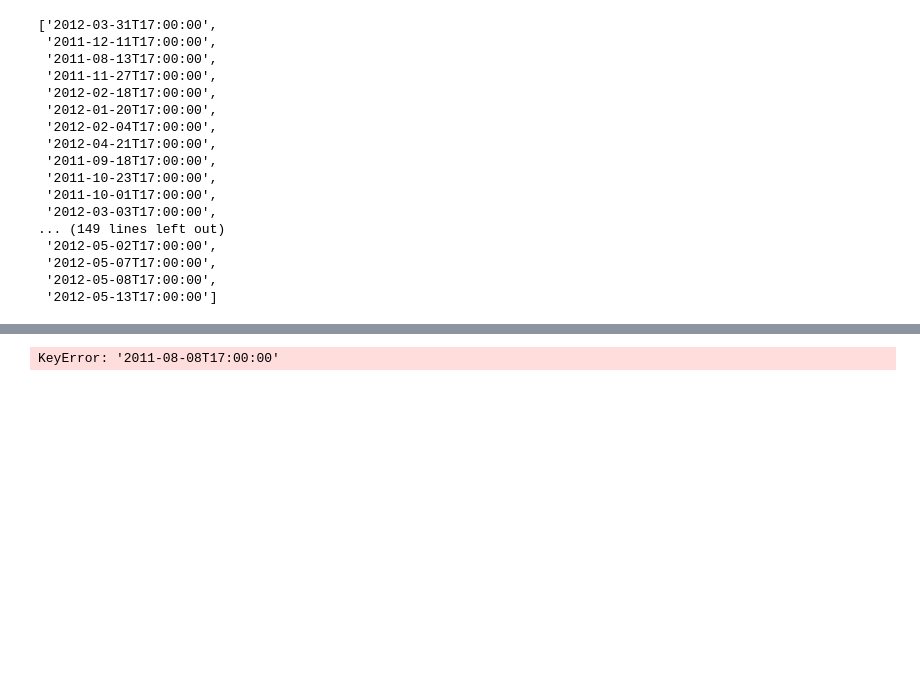
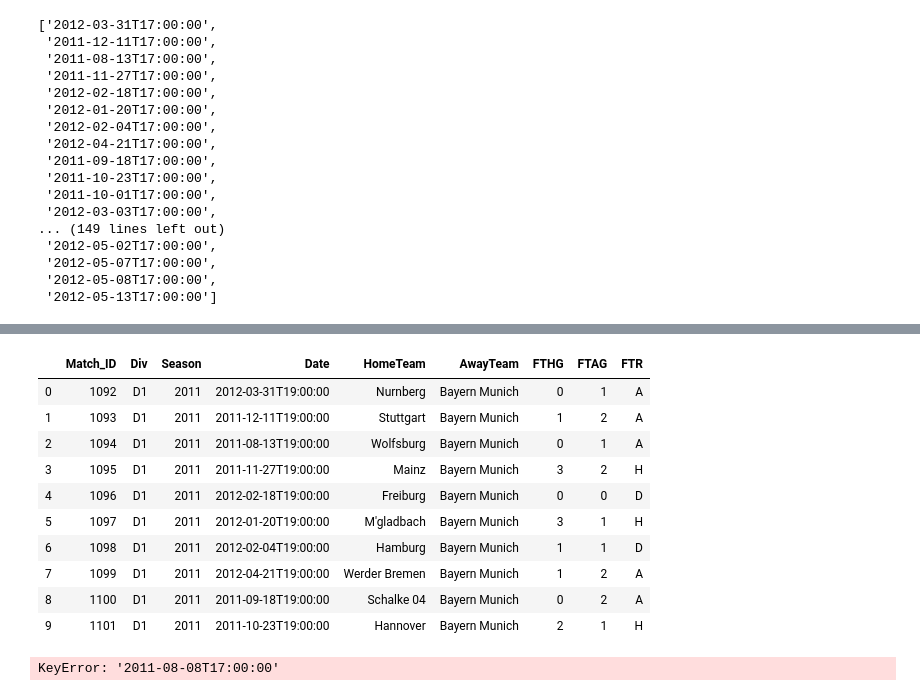
Before and after one commit to laurasuchomska/Football_Delphi_Project, a Jupyter notebook: Football_Delphi_Project.ipynb, the cells around one changed output, grey strips where cells are left out. Cells and saved outputs as stored; diff of their text form; code cells hidden in the pictures; blank space fills up the shorter version.

```diff
--- a/Football_Delphi_Project.ipynb
+++ b/Football_Delphi_Project.ipynb
@@ -472,0 +626,10 @@ KeyError: 'currently'
+# %%
+cur.execute('''
+SELECT *
+FROM Matches
+WHERE Season == 2011
+''')
+df_match = pd.DataFrame(cur.
+                        fetchall())
+df_match.columns = [x[0] for x in cur.description]
+df_match.head(10)
@@ -473,3 +673,17 @@ KeyError: 'currently'
+# %%
+df_match.head(10)
+# %% [output]
+|  | Match_ID | Div | Season | Date | HomeTeam | AwayTeam | FTHG | FTAG | FTR |
+| 0 | 1092 | D1 | 2011 | 2012-03-31T19:00:00 | Nurnberg | Bayern Munich | 0 | 1 | A |
+| 1 | 1093 | D1 | 2011 | 2011-12-11T19:00:00 | Stuttgart | Bayern Munich | 1 | 2 | A |
+| 2 | 1094 | D1 | 2011 | 2011-08-13T19:00:00 | Wolfsburg | Bayern Munich | 0 | 1 | A |
+| 3 | 1095 | D1 | 2011 | 2011-11-27T19:00:00 | Mainz | Bayern Munich | 3 | 2 | H |
+| 4 | 1096 | D1 | 2011 | 2012-02-18T19:00:00 | Freiburg | Bayern Munich | 0 | 0 | D |
+| 5 | 1097 | D1 | 2011 | 2012-01-20T19:00:00 | M'gladbach | Bayern Munich | 3 | 1 | H |
+| 6 | 1098 | D1 | 2011 | 2012-02-04T19:00:00 | Hamburg | Bayern Munich | 1 | 1 | D |
+| 7 | 1099 | D1 | 2011 | 2012-04-21T19:00:00 | Werder Bremen | Bayern Munich | 1 | 2 | A |
+| 8 | 1100 | D1 | 2011 | 2011-09-18T19:00:00 | Schalke 04 | Bayern Munich | 0 | 2 | A |
+| 9 | 1101 | D1 | 2011 | 2011-10-23T19:00:00 | Hannover | Bayern Munich | 2 | 1 | H |
 # %%
 weather_dates['2011-08-08T17:00:00']['icon']
 # %% [output]
```
Also changed, not shown: parts of 40 cells of this notebook, 2 other files.
